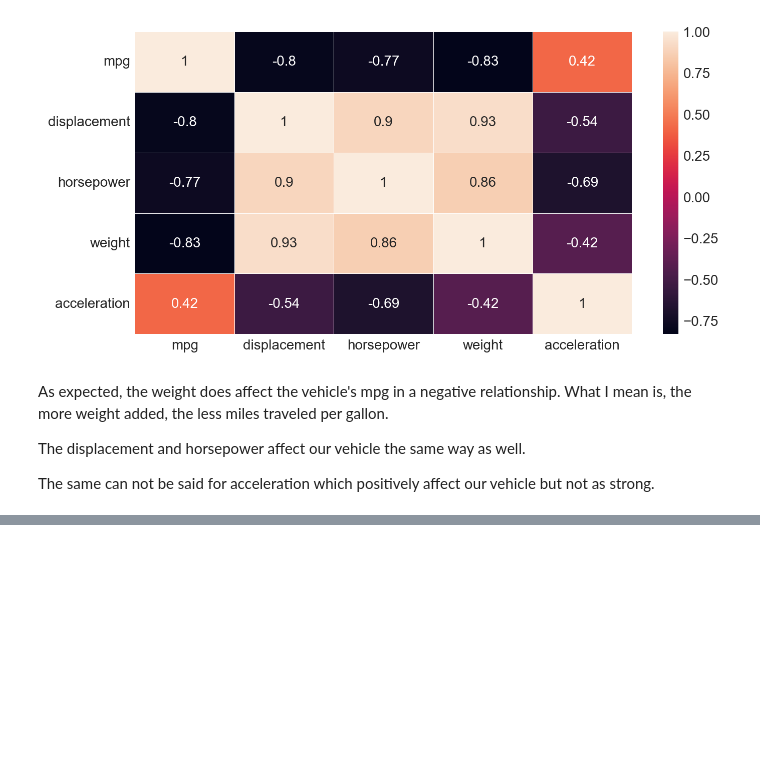
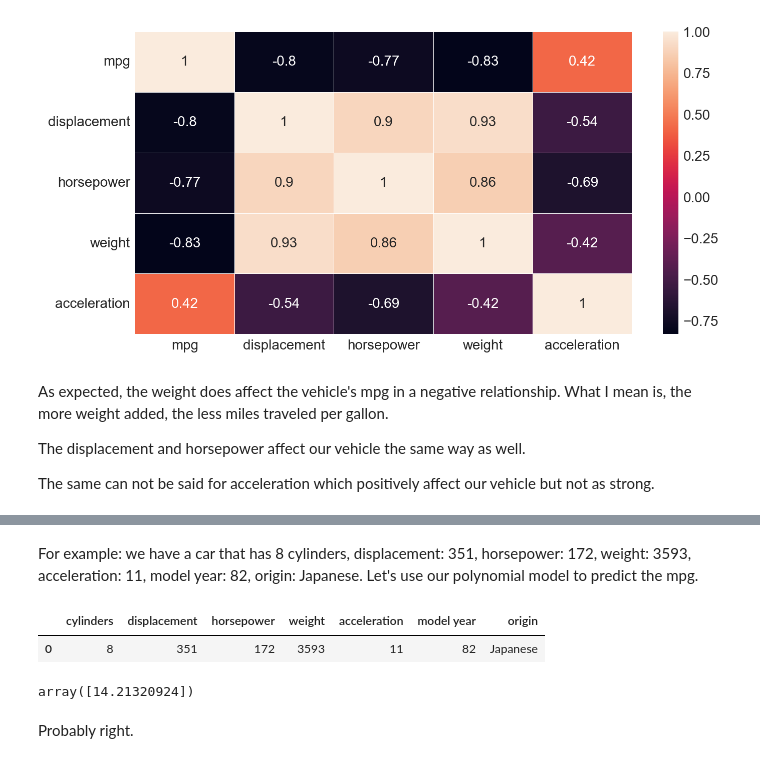
Before and after one commit to Chau-Ngoc/auto-mpg, a Jupyter notebook: auto_mpg_prediction.ipynb, the cells around one changed output, grey strips where cells are left out. Drawn from its saved outputs; the diff is of its cells as text; code cells hidden in the pictures; blank space fills up the shorter version.

```diff
--- a/auto_mpg_prediction.ipynb
+++ b/auto_mpg_prediction.ipynb
@@ -345,0 +505,24 @@ The same can not be said for acceleration which positively affect our vehicle bu
+# %% [markdown]
+For example: we have a car that has 8 cylinders, displacement: 351, horsepower: 172, weight: 3593, acceleration: 11, model year: 82, origin: Japanese. Let's use our polynomial model to predict the mpg.
+# %%
+example_car = pd.DataFrame({'cylinders': 8,
+                            'displacement': 351,
+                            'horsepower': 172,
+                            'weight': 3593,
+                            'acceleration': 11,
+                            'model year': 82,
+                            'origin': 'Japanese'},
+                            index=[0])
+example_car
+# %% [output]
+|  | cylinders | displacement | horsepower | weight | acceleration | model year | origin |
+| 0 | 8 | 351 | 172 | 3593 | 11 | 82 | Japanese |
+# %%
+example_car = ct.transform(example_car)
+example_car = poly_converter.transform(example_car)
+example_result = final_model.predict(example_car)
+example_result
+# %% [output]
+array([14.21320924])
+# %% [markdown]
+Probably right.
```
Also changed, not shown: parts of 23 cells of this notebook.
